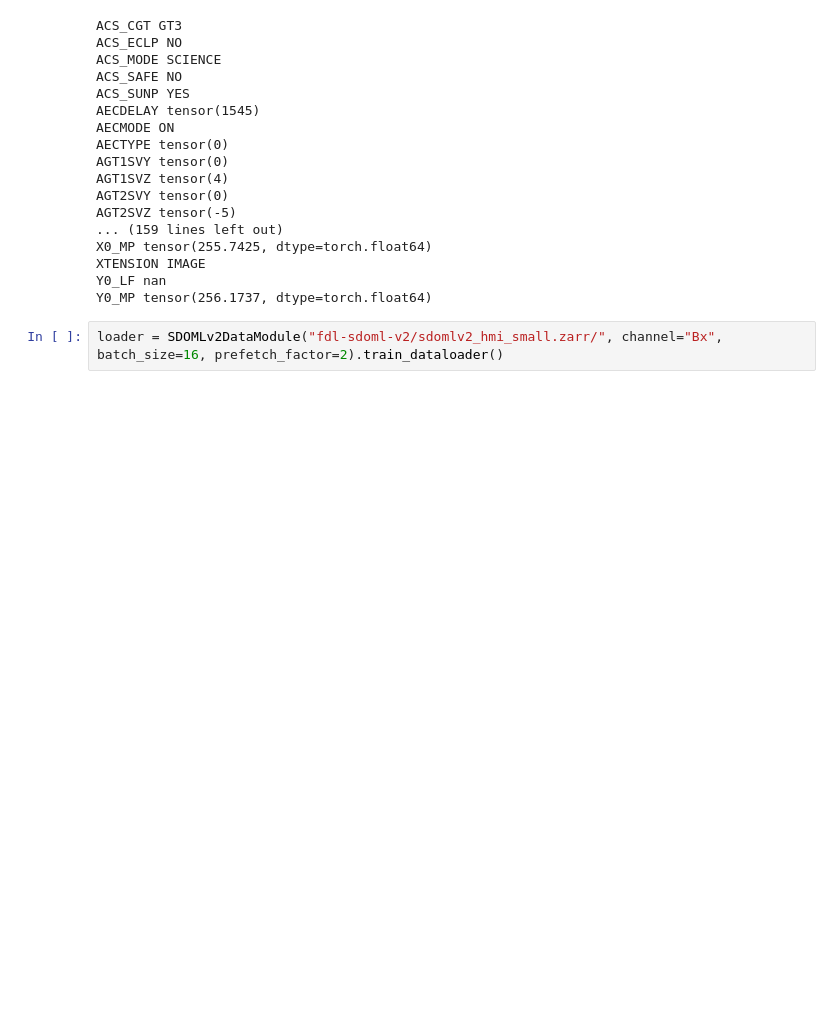
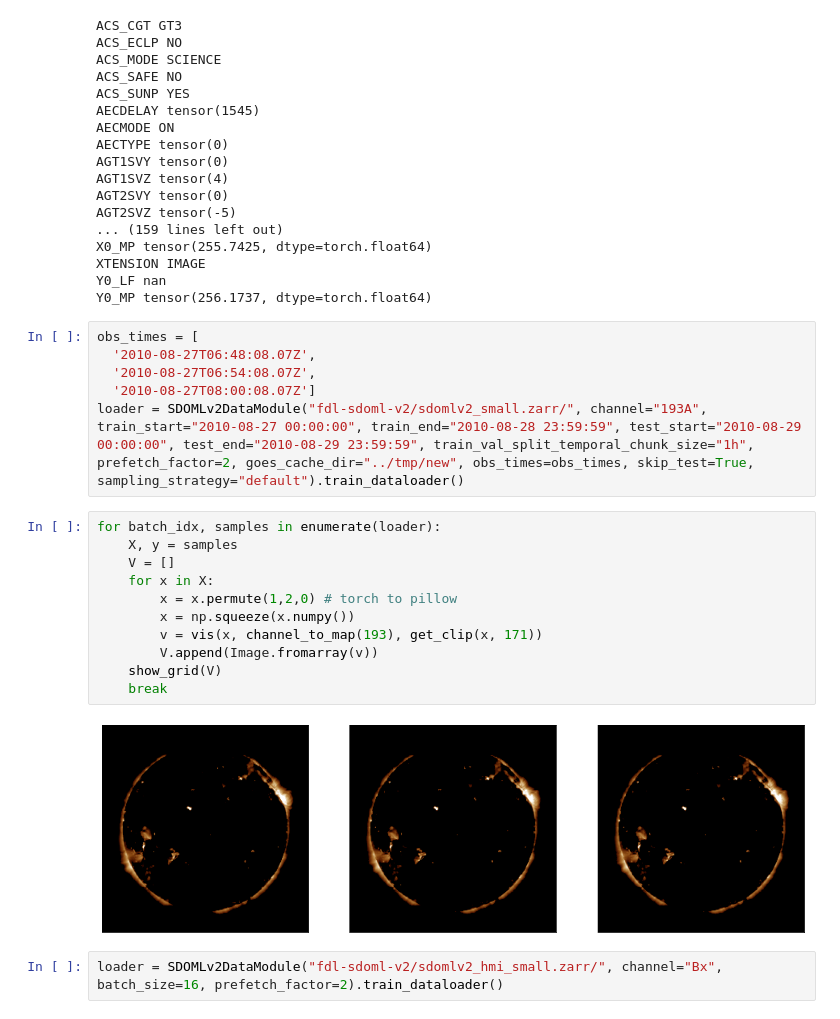
Before and after one commit to i4Ds/sdo-cli, a Jupyter notebook: notebooks/SDOMLv2Dataset.ipynb, the cells around one changed output. Saved outputs shown, nothing was run; the diff lists cells and outputs as text; blank space fills up the shorter version.

Commit message:
allows to filter by obs time

```diff
--- a/notebooks/SDOMLv2Dataset.ipynb
+++ b/notebooks/SDOMLv2Dataset.ipynb
@@ -137,6 +142,25 @@ X0_MP tensor(255.7425, dtype=torch.float64)
 XTENSION IMAGE
 Y0_LF nan
 Y0_MP tensor(256.1737, dtype=torch.float64)
+# %%
+obs_times = [
+  '2010-08-27T06:48:08.07Z',
+  '2010-08-27T06:54:08.07Z',
+  '2010-08-27T08:00:08.07Z']
+loader = SDOMLv2DataModule("fdl-sdoml-v2/sdomlv2_small.zarr/", channel="193A", train_start="2010-08-27 00:00:00", train_end="2010-08-28 23:59:59", test_start="2010-08-29 00:00:00", test_end="2010-08-29 23:59:59", train_val_split_temporal_chunk_size="1h", prefetch_factor=2, goes_cache_dir="../tmp/new", obs_times=obs_times, skip_test=True, sampling_strategy="default").train_dataloader()
+# %%
+for batch_idx, samples in enumerate(loader):
+    X, y = samples
+    V = []
+    for x in X:
+        x = x.permute(1,2,0) # torch to pillow
+        x = np.squeeze(x.numpy())
+        v = vis(x, channel_to_map(193), get_clip(x, 171))
+        V.append(Image.fromarray(v))
+    show_grid(V)
+    break
+# %% [output]
+[figure, added]
 # %%
 loader = SDOMLv2DataModule("fdl-sdoml-v2/sdomlv2_hmi_small.zarr/", channel="Bx", batch_size=16, prefetch_factor=2).train_dataloader()
 # %% [output]
```
Also changed, not shown: parts of 2 cells of this notebook, 2 other files.
